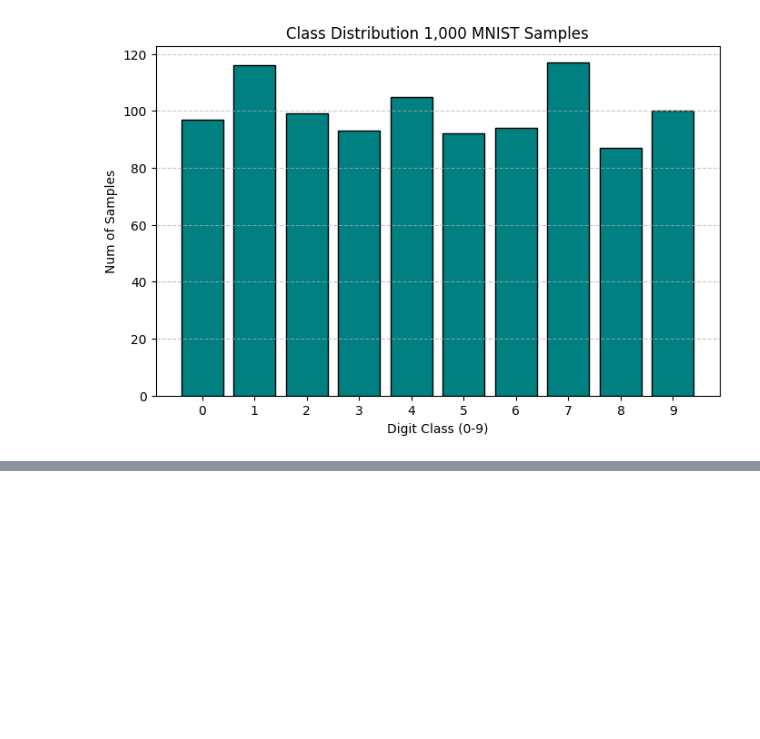
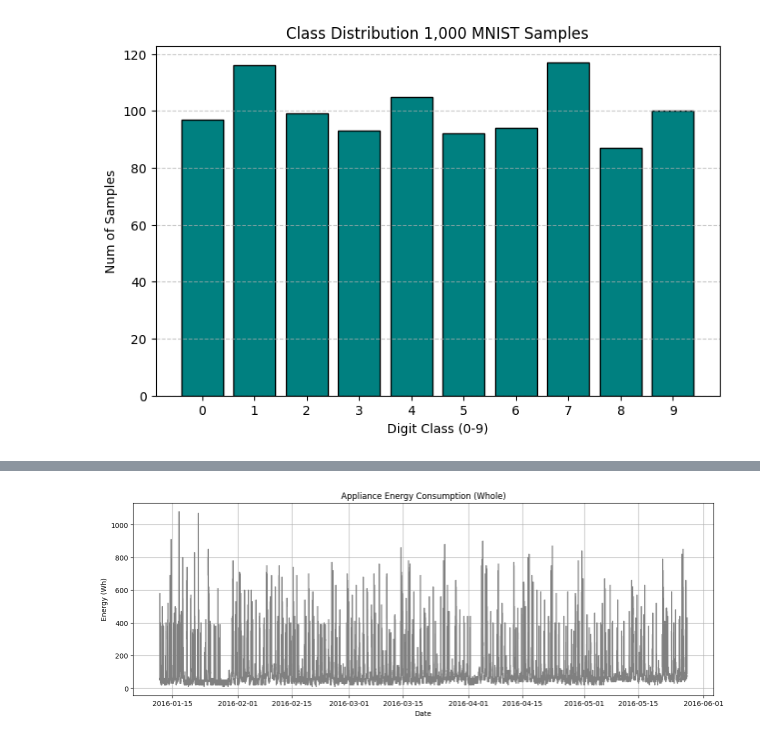
Before and after one commit to JoonParrrk/ME592_HW1_JoonPark, a Jupyter notebook: ML_Homework.ipynb, the cells around one changed output, grey strips where cells are left out. Saved outputs shown, nothing was run; the diff lists cells and outputs as text; code cells hidden in the pictures; blank space fills up the shorter version.

```diff
--- a/ML_Homework.ipynb
+++ b/ML_Homework.ipynb
@@ -106,0 +161,13 @@ plt.show()
+# %%
+# 2.2 Time Series
+
+import pandas as pd
+import matplotlib.pyplot as plt
+
+df = pd.read_csv(
+    'energydata_complete.csv',
+    parse_dates=['date'],
+    index_col='date'
+)
+
+print(df.index)
@@ -106,0 +187,11 @@ plt.show()
+# %%
+plt.figure(figsize=(15, 5))
+plt.plot(df.index, df['Appliances'], color='gray')
+
+plt.title('Appliance Energy Consumption (Whole)')
+plt.ylabel('Energy (Wh)')
+plt.xlabel('Date')
+plt.grid(True)
+plt.show()
+# %% [output]
+[figure, added]
```
Also changed, not shown: parts of 19 cells of this notebook, 2 other files.
